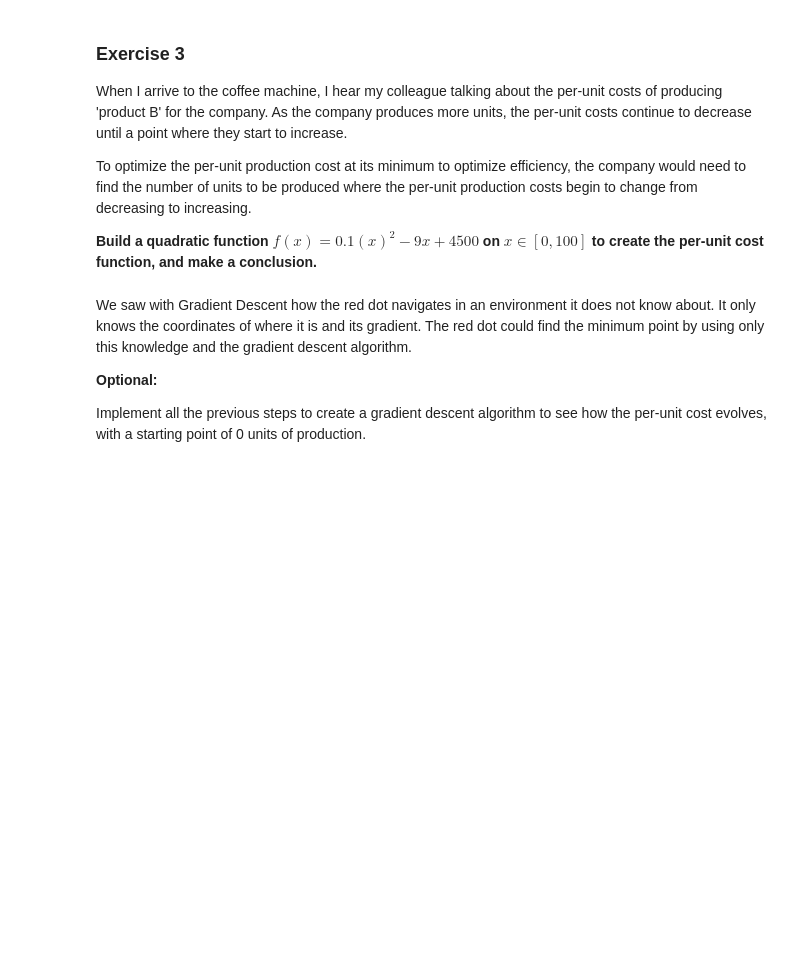
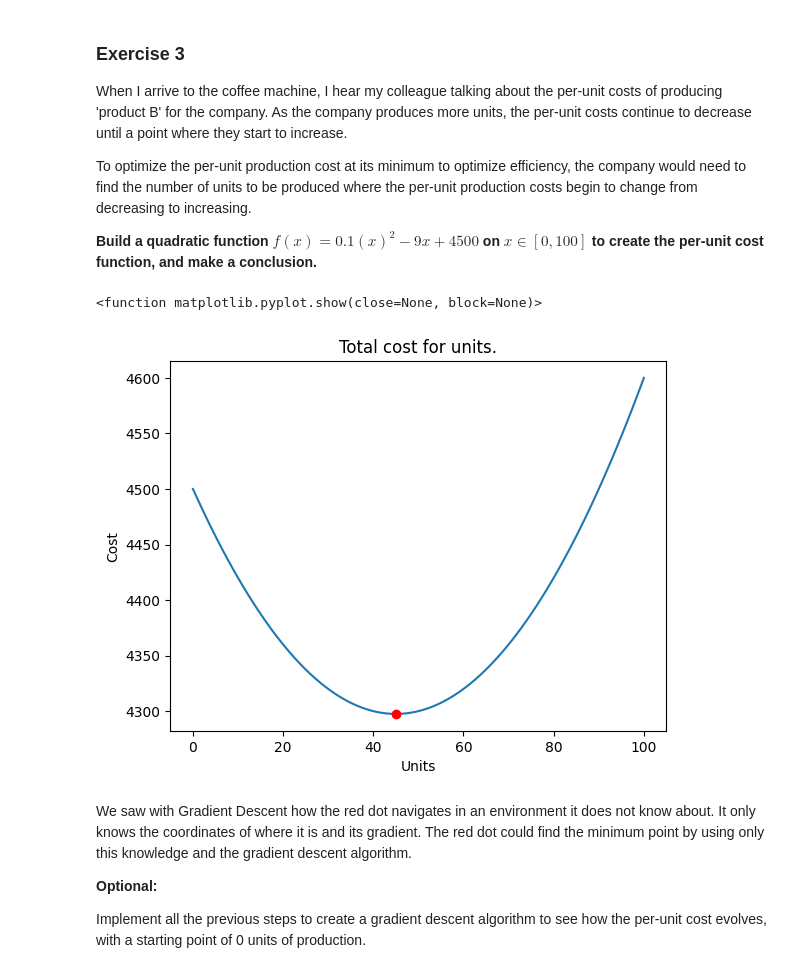
Before and after one commit to GuillePrograma94/ALGEBRA, a Jupyter notebook: notebook/problems.ipynb, the cells around one changed output. Drawn from its saved outputs; the diff is of its cells as text; code cells hidden in the pictures; blank space fills up the shorter version.

```diff
--- a/notebook/problems.ipynb
+++ b/notebook/problems.ipynb
@@ -315,7 +315,34 @@ To optimize the per-unit production cost at its minimum to optimize efficiency,
 
 **Build a quadratic function $f(x)=0.1(x)^2−9x +4500$ on $x∈[0,100]$ to create the per-unit cost function, and make a conclusion.**
 # %%
-# Define and plot the function
+# We define the function that controls the profitability of manufacturing a product.
+def cost (units):
+    return 0.1*(units)**2 - 9*units + 4500
+
+#We generate the possible vaules, with 100 units to compare.
+possible_units = np.linspace(0,100,100)
+
+#We obtain the coefficients from the quadratic function ax^2 + bx + c
+a = 0.1
+b = -9
+
+#We obtain the lowest point of the function applying x = -b/2a
+x_low_value = - (b /(2 * a))
+
+#We obtain the y value with the function.
+y_min_value = cost(x_low_value)
+
+#We draw the function under the domain.
+plt.plot(possible_units,cost(possible_units))
+#We draw the optimal amount of .
+plt.plot(x_low_value, y_min_value, 'ro', label='Lower Point')
+plt.title("Total cost for units.")
+plt.xlabel("Units")
+plt.ylabel("Cost")
+plt.show
+# %% [output]
+<function matplotlib.pyplot.show(close=None, block=None)>
+[figure, added]
 # %% [markdown]
 We saw with Gradient Descent how the red dot navigates in an environment it does not know about. It only knows the coordinates of where it is and its gradient. The red dot could find the minimum point by using only this knowledge and the gradient descent algorithm.
 
```
